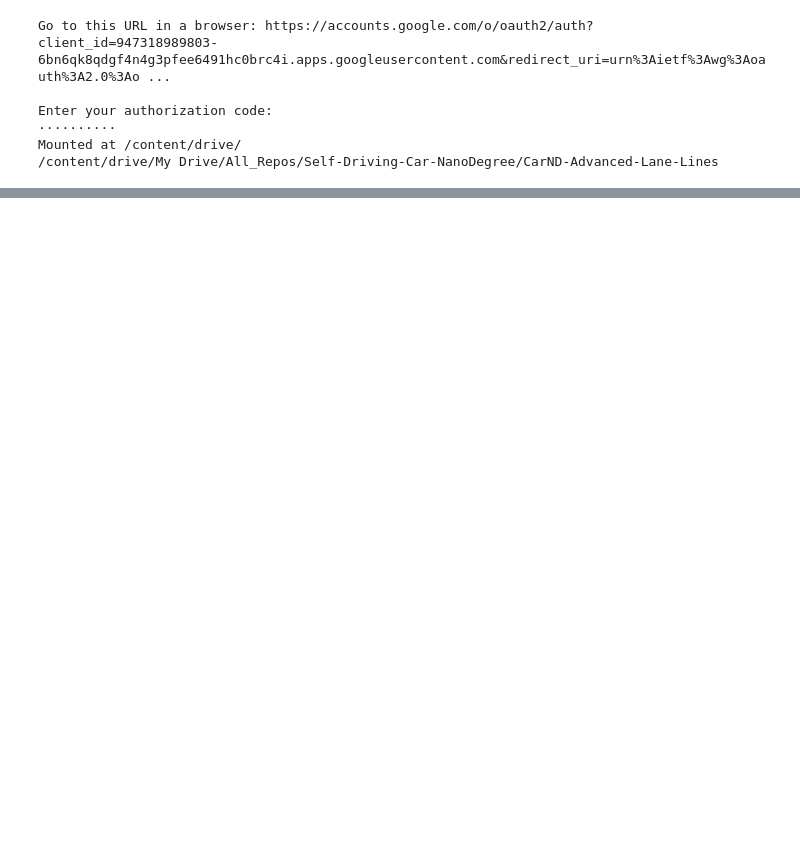
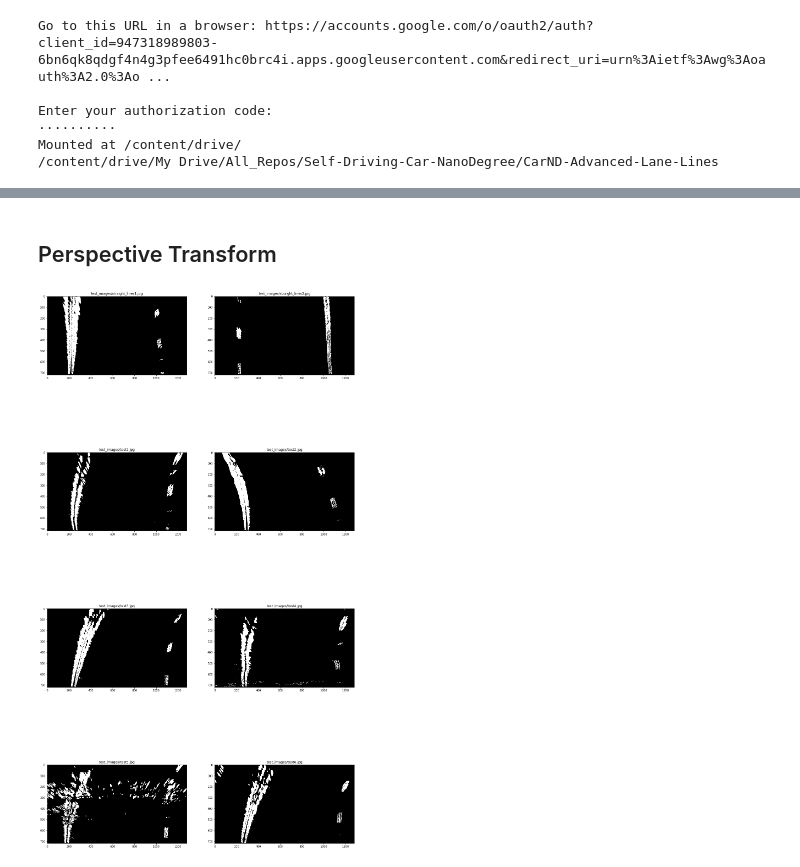
Before and after one commit to srikanthadya/CarND-Advanced-Lane-Lines, a Jupyter notebook: AdvancedLaneLineDetection.ipynb, the cells around one changed output, grey strips where cells are left out. Cells and saved outputs as stored; diff of their text form; code cells hidden in the pictures; blank space fills up the shorter version.

```diff
--- a/AdvancedLaneLineDetection.ipynb
+++ b/AdvancedLaneLineDetection.ipynb
@@ -379,0 +169,51 @@ TypeError: ignored
+# %% [markdown]
+## Perspective Transform
+# %%
+import pickle
+
+def perspective_transform(img):
+
+
+
+    img_size = (img.shape[1], img.shape[0])
+    #print(img_size)
+    leftupperpoint  = [585,455]
+    rightupperpoint = [705,455]
+    leftlowerpoint  = [190,720]
+    rightlowerpoint = [1130,720]
+
+    src = np.float32([leftupperpoint,rightupperpoint,
+                      rightlowerpoint,leftlowerpoint])
+        # For destination points, I'm arbitrarily choosing some points to be
+        # a nice fit for displaying our warped result
+        # again, not exact, but close enough for our purposes
+    dst = np.float32([[200,0],[img_size[0]-200,0], [img_size[0]-200,img_size[1]],[200,img_size[1]]])
+
+    M = cv2.getPerspectiveTransform(src, dst)
+    Minv = cv2.getPerspectiveTransform(dst,src)
+    warped = cv2.warpPerspective(img, M, img_size)
+    perspective = {"M":M,"Minv":Minv}
+    pickle.dump( perspective,open( "pickle/pers.p", "wb" ) )
+
+
+
+
+
+    return warped
+
+images = glob.glob('test_images/*.jpg')
+fig, axs = plt.subplots(4, 2, figsize=(20, 40))
+for ax, img in zip(axs.flat, images):
+  path = img
+  img = cv2.imread(img)
+  img = cv2.cvtColor(img,cv2.COLOR_BGR2RGB)
+  undist = cv2.undistort(img, mtx, dist, None, mtx)
+  threshold_masked = threshold_mask(undist)
+  #roi_img = roi(threshold_masked)
+  result = perspective_transform(threshold_masked)
+  ax.imshow(result,cmap='gray')
+  ax.set_title(path)
+
+plt.show()
+# %% [output]
+[figure, added]
```
Also changed, not shown: parts of 13 cells of this notebook.
